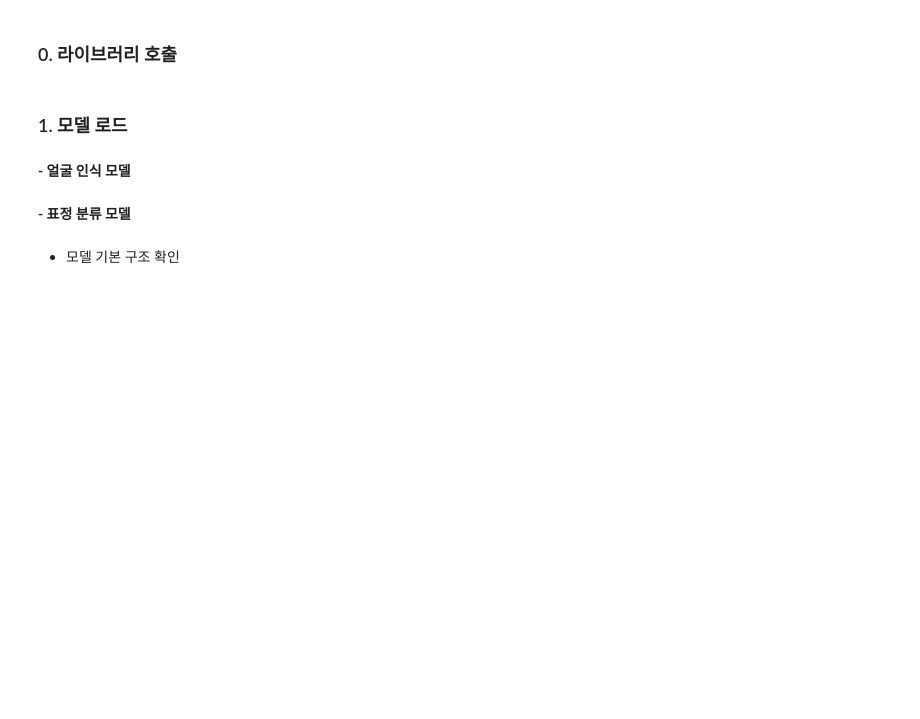
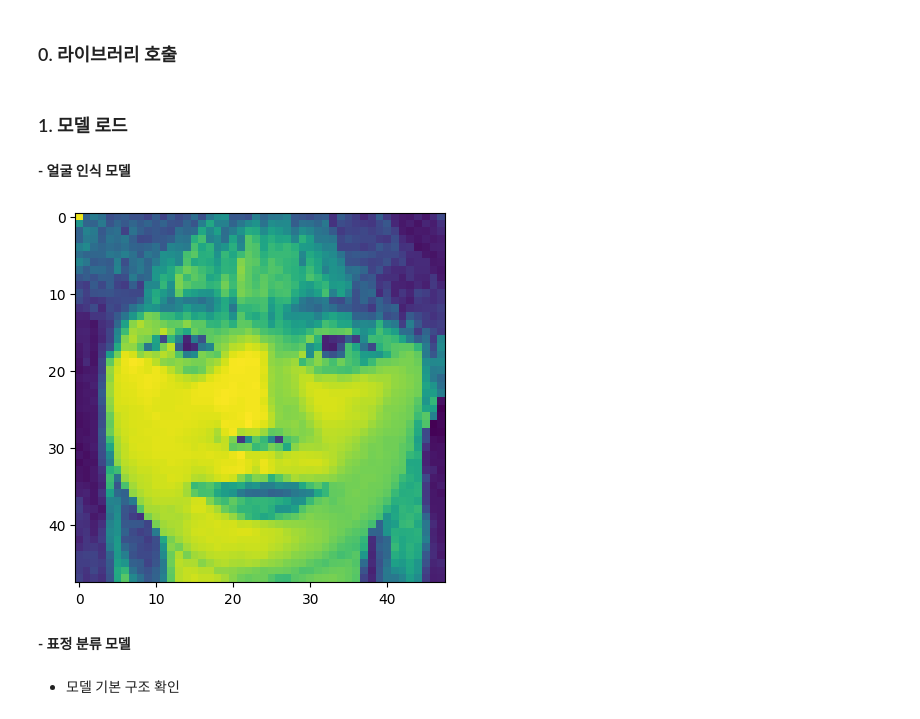
Before and after one commit to mingd00/Face-Recognition, a Jupyter notebook: Notebooks/EfficientNet(with_FER).ipynb, the cells around one changed output. Drawn from its saved outputs; the diff is of its cells as text; code cells hidden in the pictures; blank space fills up the shorter version.

```diff
--- a/Notebooks/EfficientNet(with_FER).ipynb
+++ b/Notebooks/EfficientNet(with_FER).ipynb
@@ -27,3 +47,45 @@ import cv2
+# %%
+# 얼굴 특징 추출 함수
+def extract_face_features(gray, detected_face, offset_coefficients=(0.075, 0.05), shape_x=48, shape_y=48):
+    if detected_face is None:
+        return None  # 얼굴이 없으면 None 반환
+
+    x, y, w, h = detected_face
+
+    horizontal_offset = int(np.floor(offset_coefficients[0] * w))
+    vertical_offset = int(np.floor(offset_coefficients[1] * h))
+
+    # 추출할 얼굴 영역 설정
+    extracted_face = gray[
+        y + vertical_offset : y + h,
+        x + horizontal_offset : x - horizontal_offset + w
+    ]
+
+    # 추출된 얼굴 이미지를 줌 조정 (설정된 크기로 스케일 변경)
+    new_extracted_face = zoom(
+        extracted_face,
+        (shape_x / extracted_face.shape[0], shape_y / extracted_face.shape[1])  # 목표 크기로 조정
+    )
+
+    # 데이터를 float32 형식으로 변환
+    new_extracted_face = new_extracted_face.astype(np.float32)
+
+    # 이미지를 정규화 (최대값으로 나누어 0~1 사이 값으로 변환)
+    new_extracted_face /= float(new_extracted_face.max())
+
+    # 정규화된 얼굴 이미지를 반환
+    return new_extracted_face
+# %%
+img = cv2.imread("img.jpg")
+gray, detected_face = detect_face(img)
+
+if detected_face is not None:
+    extracted_face = extract_face_features(gray, detected_face)
+    plt.imshow(extracted_face)
+else:
+    print("No face detected in the image.")
+# %% [output]
+[figure, added]
 # %% [markdown]
 **- 표정 분류 모델**
 # %% [markdown]
```
Also changed, not shown: parts of 14 cells of this notebook.
